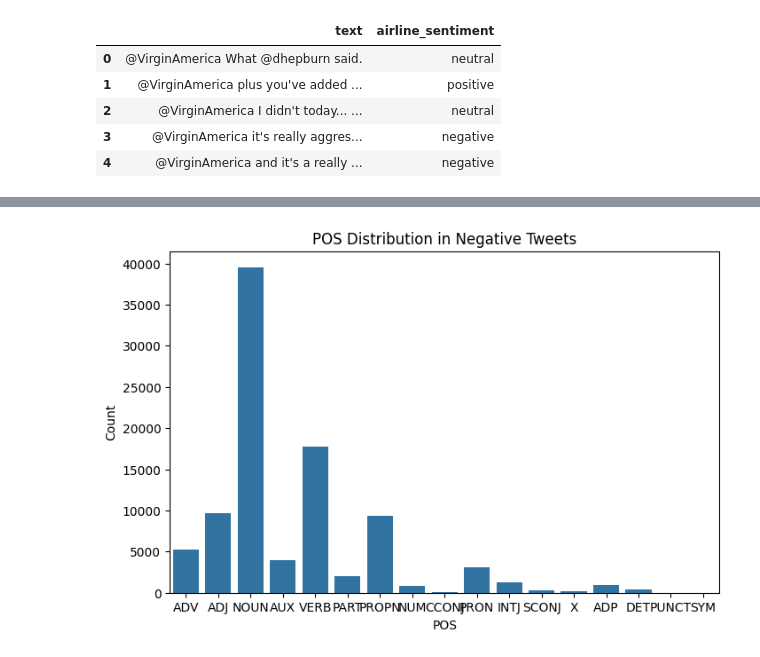
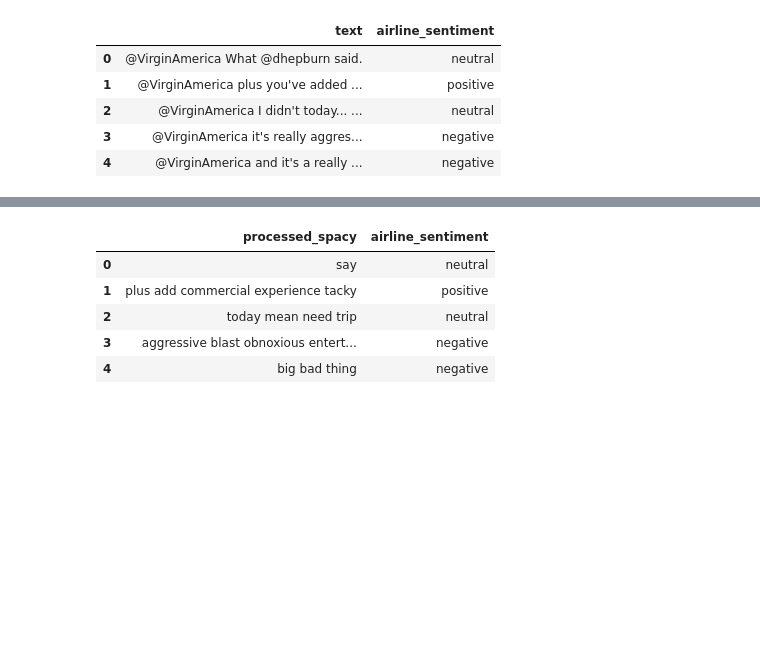
Before and after one commit to Ashritha0848/NLP, a Jupyter notebook: 2403A52229,Assignment_5_4,NLP.ipynb, the cells around one changed output, grey strips where cells are left out. Cells and saved outputs as stored; diff of their text form; code cells hidden in the pictures; blank space fills up the shorter version.

```diff
--- a/2403A52229,Assignment_5_4,NLP.ipynb
+++ b/2403A52229,Assignment_5_4,NLP.ipynb
@@ -154,19 +116,0 @@ plt.show()
-# %%
-negative_tweets = df[df['airline_sentiment'] == 'negative']['final_text']
-
-pos_tags = []
-
-for tweet in negative_tweets:
-    doc = nlp(tweet)
-    pos_tags.extend([token.pos_ for token in doc])
-
-pos_freq = Counter(pos_tags)
-
-pos_df = pd.DataFrame(pos_freq.items(), columns=["POS", "Count"])
-
-plt.figure(figsize=(8,5))
-sns.barplot(x="POS", y="Count", data=pos_df)
-plt.title("POS Distribution in Negative Tweets")
-plt.show()
-# %% [output]
-[figure, removed]
@@ -172,0 +129,11 @@ plt.show()
+# %%
+df['processed_spacy'] = df['lemmas_spacy'].apply(lambda x: " ".join(x))
+final_spacy_df = df[['processed_spacy', 'airline_sentiment']]
+final_spacy_df.head()
+# %% [output]
+|  | processed_spacy | airline_sentiment |
+| 0 | say | neutral |
+| 1 | plus add commercial experience tacky | positive |
+| 2 | today mean need trip | neutral |
+| 3 | aggressive blast obnoxious entert... | negative |
+| 4 | big bad thing | negative |
```
Also changed, not shown: parts of 21 cells of this notebook.
